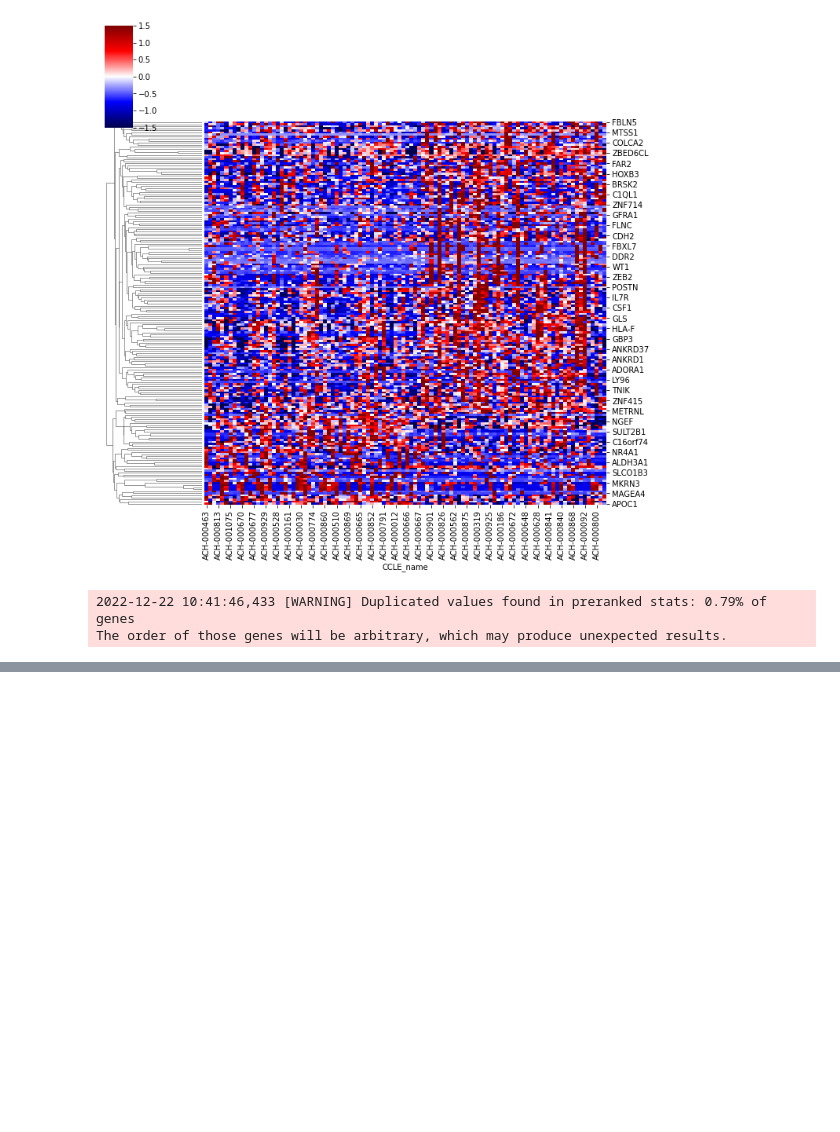
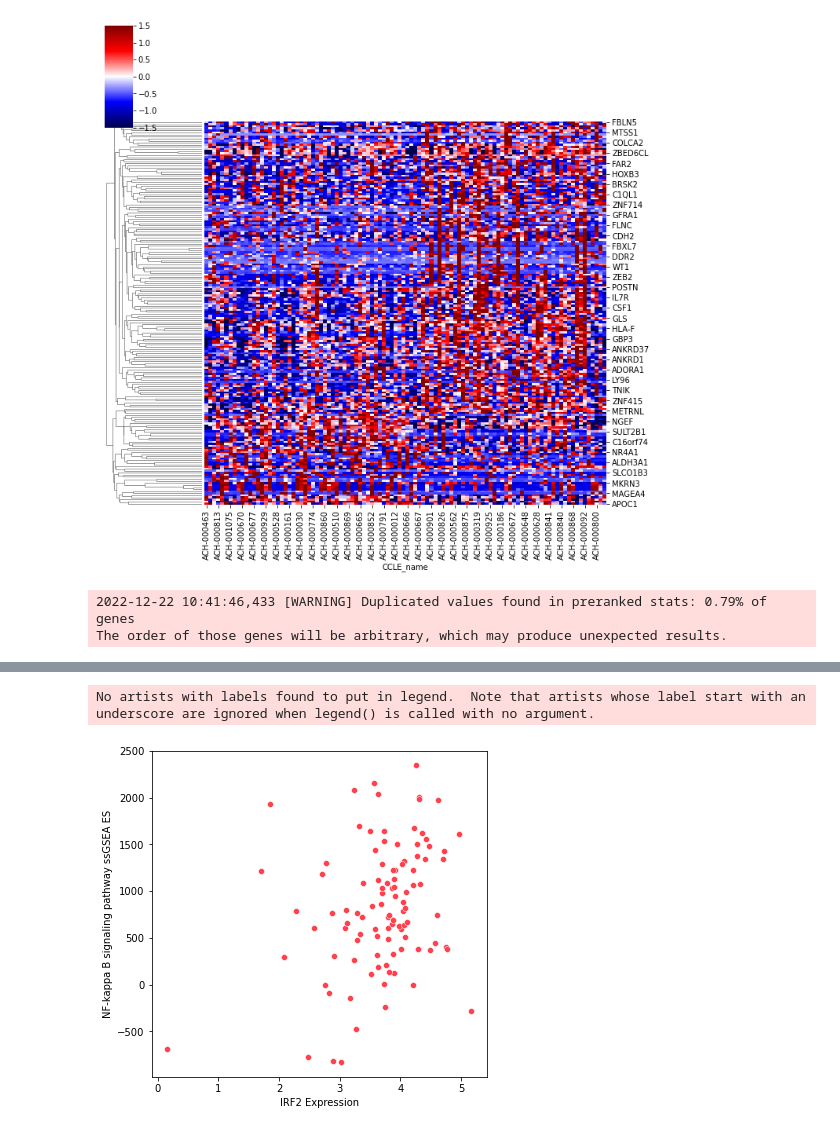
Before and after one commit to zwj0220/The-final-project-by-group1, a Jupyter notebook: main analysis.ipynb, the cells around one changed output, grey strips where cells are left out. Cells and saved outputs as stored; diff of their text form; code cells hidden in the pictures; blank space fills up the shorter version.

Commit message:
data analysis

```diff
--- a/main analysis.ipynb
+++ b/main analysis.ipynb
@@ -182,0 +230,17 @@ tf_lung=tf_lung
+# %%
+#确定富集到的TF
+tf_lung=pd.read_csv(save_pic+'/TF/gseapy.gene_set.prerank.report.csv')
+tf_lung=tf_lung.loc[tf_lung['NOM p-val']<0.05 , :]
+tf_lung.index=list(tf_lung['Term'])
+tf_lung=tf_lung.loc[[ i for i in tf_lung.index if i in CCLE_TPM_lung.index ] ,:]
+# %%
+#确定与NF-kappa B signaling pathway相关的TF
+ssgsea_lung=pd.read_csv(save_pic+'/ssGSEA/gseapy.gene_set.ssgsea.report.csv')
+ssgsea_lung=ssgsea_lung.pivot_table(index=['Name'],columns=['Term'],values=['ES'])
+ssgsea_lung.columns=[pd.DataFrame(ssgsea_lung.columns).iloc[i,0][1] for i in range(0,len(ssgsea_lung.columns)) ]
+sig_gsea=pd.read_csv(save_pic+'/GSEA/gseapy.gene_set.prerank.report.csv')
+sig_gsea=sig_gsea.loc[sig_gsea['FDR q-val']<0.05 , :]
+ssgsea_lung=ssgsea_lung.loc[:,sig_gsea['Term']]
+tmp_gene=CCLE_TPM_lung.loc[list(tf_lung.index),list(ssgsea_lung.index)].T
+tmp_gene=pd.concat([tmp_gene,ssgsea_lung], axis=1)
+tmp_gene.corr(method='spearman').loc['NF-kappa B signaling pathway Homo sapiens hsa04064',:]
@@ -182,0 +265,14 @@ tf_lung=tf_lung
+# %%
+#绘制IRF2与NF-kappa B signaling pathway相关性点图
+fig = plt.figure(figsize=(6, 6))
+colors=["#ff414d","#01c5c4"]
+sns.set_palette(sns.color_palette(colors))
+ax=sns.scatterplot(x='IRF2',y='NF-kappa B signaling pathway Homo sapiens hsa04064',data=tmp_gene)
+
+plt.legend().set_visible(False)
+ax.set_xlabel("IRF2 Expression")
+ax.set_ylabel('NF-kappa B signaling pathway ssGSEA ES')
+plt.savefig(save_pic+'IRF2_NF-kappa.pdf',dpi=400,facecolor='white',overwrite=True)
+# %% [output]
+No artists with labels found to put in legend.  Note that artists whose label start with an underscore are ignored when legend() is called with no argument.
+[figure, added]
```
Also changed, not shown: parts of 26 cells of this notebook, 2 other files.
